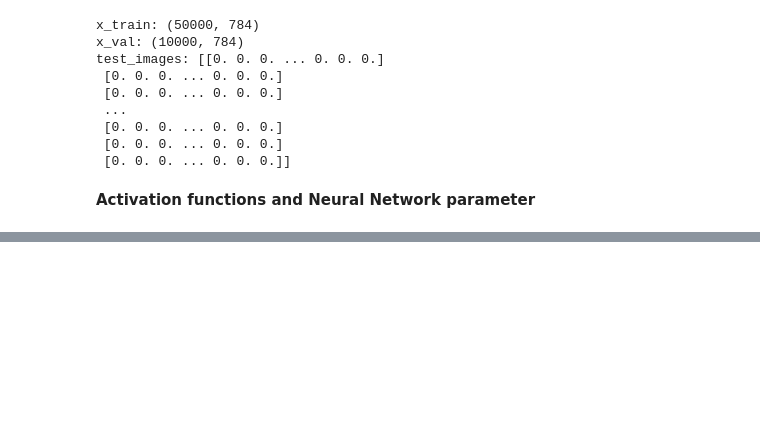
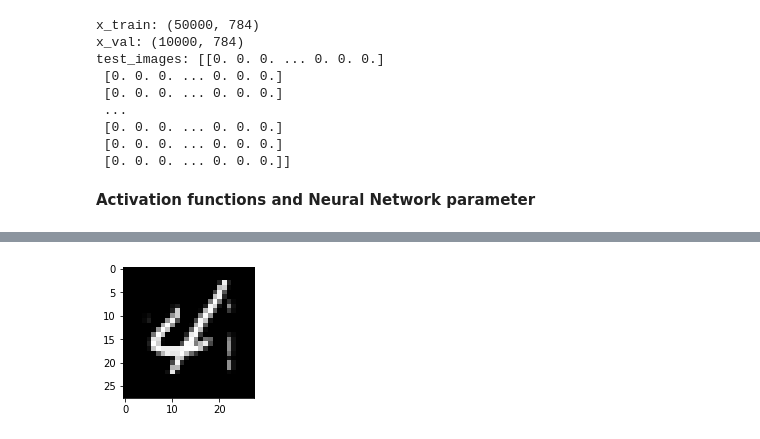
Before and after one commit to ola-sumbo/Hamoye-and-ML-with-Ude, a Jupyter notebook: Keras_and_Tensorflow_with_Python.ipynb, the cells around one changed output, grey strips where cells are left out. Drawn from its saved outputs; the diff is of its cells as text; code cells hidden in the pictures; blank space fills up the shorter version.

```diff
--- a/Keras_and_Tensorflow_with_Python.ipynb
+++ b/Keras_and_Tensorflow_with_Python.ipynb
@@ -151,0 +249,7 @@ with tf.Session() as session:
+# %%
+plt.figure(figsize=(8, 5))
+plt.subplot(1, 3,1)
+plt.imshow(test_images[6700].reshape(28, 28), cmap ='gray')
+plt.show() # show images
+# %% [output]
+[figure, added]
```
Also changed, not shown: parts of 12 cells of this notebook.
